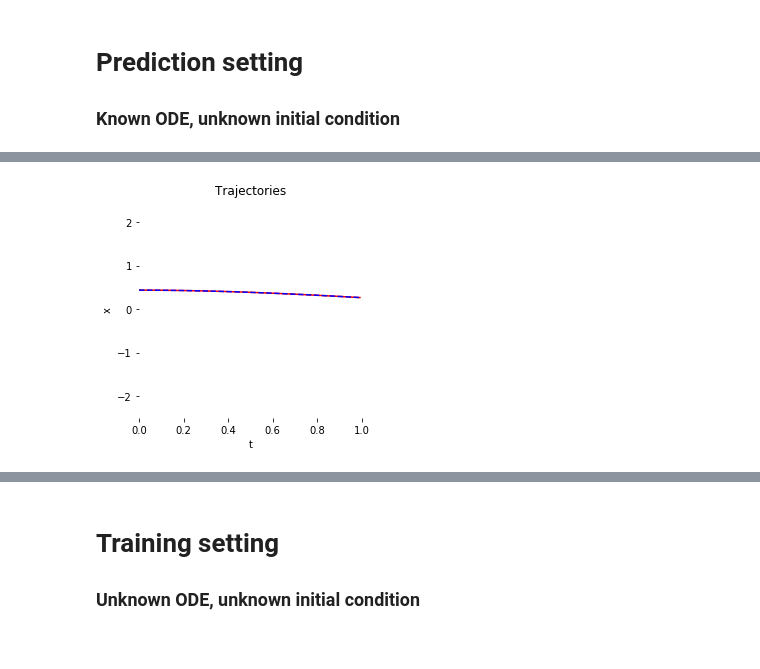
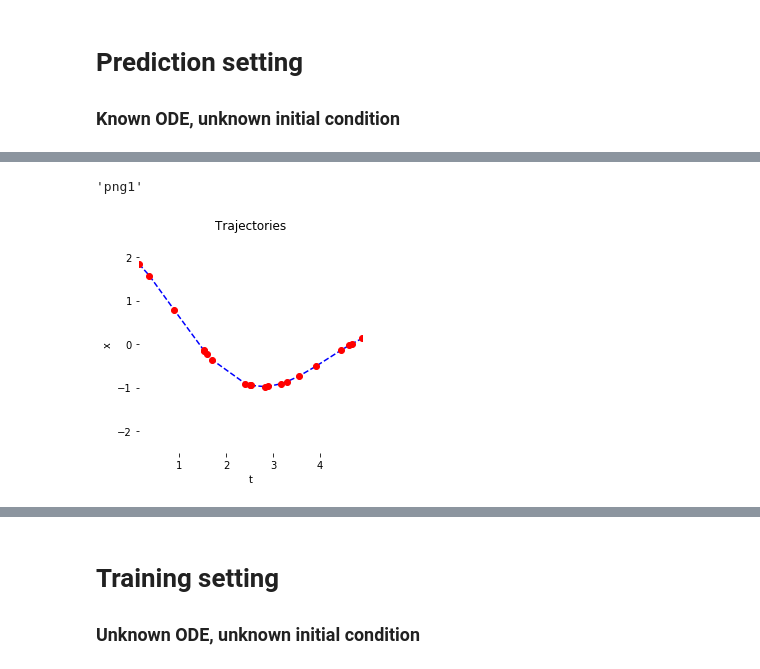
Before and after one commit to ZhaozhiQIAN/torchdiffeq, a Jupyter notebook: examples/sine_wave.ipynb, the cells around one changed output, grey strips where cells are left out. Saved outputs shown, nothing was run; the diff lists cells and outputs as text; code cells hidden in the pictures.

```diff
--- a/examples/sine_wave.ipynb
+++ b/examples/sine_wave.ipynb
@@ -25,6 +25,7 @@ device = torch.device('cuda:' + str(args.gpu) if torch.cuda.is_available() else
 
 # initial value (2, 1)
 true_y0 = torch.tensor([[2.0, 1.0]])
+true_y01 = torch.tensor([[2.0, .0]])
 true_y02 = torch.tensor([[2.0, -1.0]])
 t = torch.linspace(0, 10, args.data_size)
 
@@ -48,6 +49,7 @@ class Lambda(nn.Module):
 # This numerical solution given the true DE.
 with torch.no_grad():
     true_y = odeint(Lambda(), true_y0, t, method='dopri5')
+    true_y1 = odeint(Lambda(), true_y01, t, method='dopri5')
     true_y2 = odeint(Lambda(), true_y02, t, method='dopri5')
 # %%
 device
@@ -89,5 +126,5 @@ args.batch_size
 # %%
-plot_dir = 'png0'
+
 
 def makedirs(dirname):
     if not os.path.exists(dirname):
@@ -138,7 +175,7 @@ func = KnownOdeUnknownInit(batch_size=args.batch_size)
 optimizer = optim.Adam(func.parameters(), lr=1e-3)
 
 np.random.seed(0)
-batch_y0, batch_t, batch_y =  get_batch()
+batch_y0, batch_t, batch_y =  get_batch_sample()
 batch_y0_init = torch.zeros_like(batch_y0)
 # %%
 with torch.no_grad():
@@ -158,7 +183,8 @@ torch.Size([500, 10, 1, 2])
 # %%
 ii = 0
+plot_dir_tmp = 'png1/seq-{}'
 
-for itr in range(1, args.niters + 1):
+for itr in range(1, 1500):
     optimizer.zero_grad()
 
     pred_y = odeint(func, batch_y0_init, batch_t)
@@ -172,4 +198,23 @@ for itr in range(1, args.niters + 1):
             print('Iter {:04d} | Total Loss {:.6f}'.format(itr, loss.item()))
             ii += 1
 
+            for i_samp in range(args.batch_size):
+                plot_dir = plot_dir_tmp.format(str(i_samp))
+                makedirs(plot_dir)
+#                 i_samp = 3
+                fig = plt.figure(figsize=(4, 4), facecolor='white')
+                ax_traj = fig.add_subplot(111, frameon=False)
+                ax_traj.cla()
+                ax_traj.set_title('Trajectories')
+                ax_traj.set_xlabel('t')
+                ax_traj.set_ylabel('x')
+                ax_traj.plot(batch_t.numpy(), pred_y_final.detach().numpy()[:, i_samp, 0, 0], 'b--')
+                ax_traj.plot(batch_t.numpy(), batch_y.numpy()[:, i_samp, 0, 0], 'ro')
+                ax_traj.set_xlim(batch_t.numpy().min(), batch_t.numpy().max())
+                ax_traj.set_ylim(-2.5, 2.5)
+
+                plt.savefig('{}/{:03d}'.format(plot_dir, itr//50))
+
+                fig.clf()
+
     end = time.time()
@@ -176,21 +253,25 @@ for itr in range(1, args.niters + 1):
+# %%
+plot_dir
+# %% [output]
+'png1'
 # %%
-i_samp = 10
+i_samp = 3
 
 with torch.no_grad():
     fig = plt.figure(figsize=(4, 4), facecolor='white')
     ax_traj = fig.add_subplot(111, frameon=False)
 
 
     ax_traj.cla()
     ax_traj.set_title('Trajectories')
     ax_traj.set_xlabel('t')
     ax_traj.set_ylabel('x')
-    ax_traj.plot(t.numpy()[:args.batch_time], pred_y_final.detach().numpy()[:, i_samp, 0, 0], 'r-')
-    ax_traj.plot(t.numpy()[:args.batch_time], batch_y.numpy()[:, i_samp, 0, 0], 'b--')
-    ax_traj.set_xlim(t.min(), t.numpy()[args.batch_time])
+    ax_traj.plot(batch_t.numpy(), pred_y_final.detach().numpy()[:, i_samp, 0, 0], 'b--')
+    ax_traj.plot(batch_t.numpy(), batch_y.numpy()[:, i_samp, 0, 0], 'ro')
+    ax_traj.set_xlim(batch_t.numpy().min(), batch_t.numpy().max())
     ax_traj.set_ylim(-2.5, 2.5)
 # %% [output]
-[figure, old version]
+[figure, new version]
 # %%
 torch.sum(torch.abs(func.init_cond - batch_y0))
 # %% [output]
```
Also changed, not shown: parts of 14 cells of this notebook, 1 other file.
